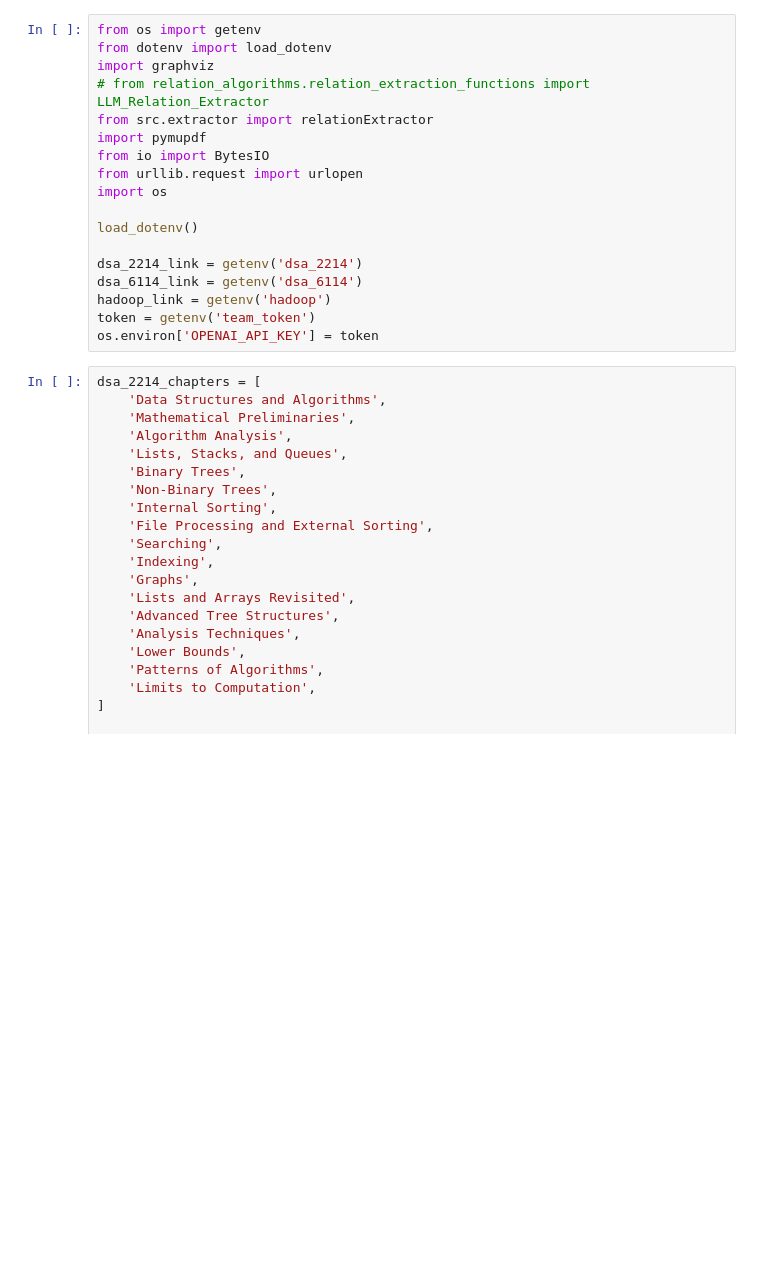
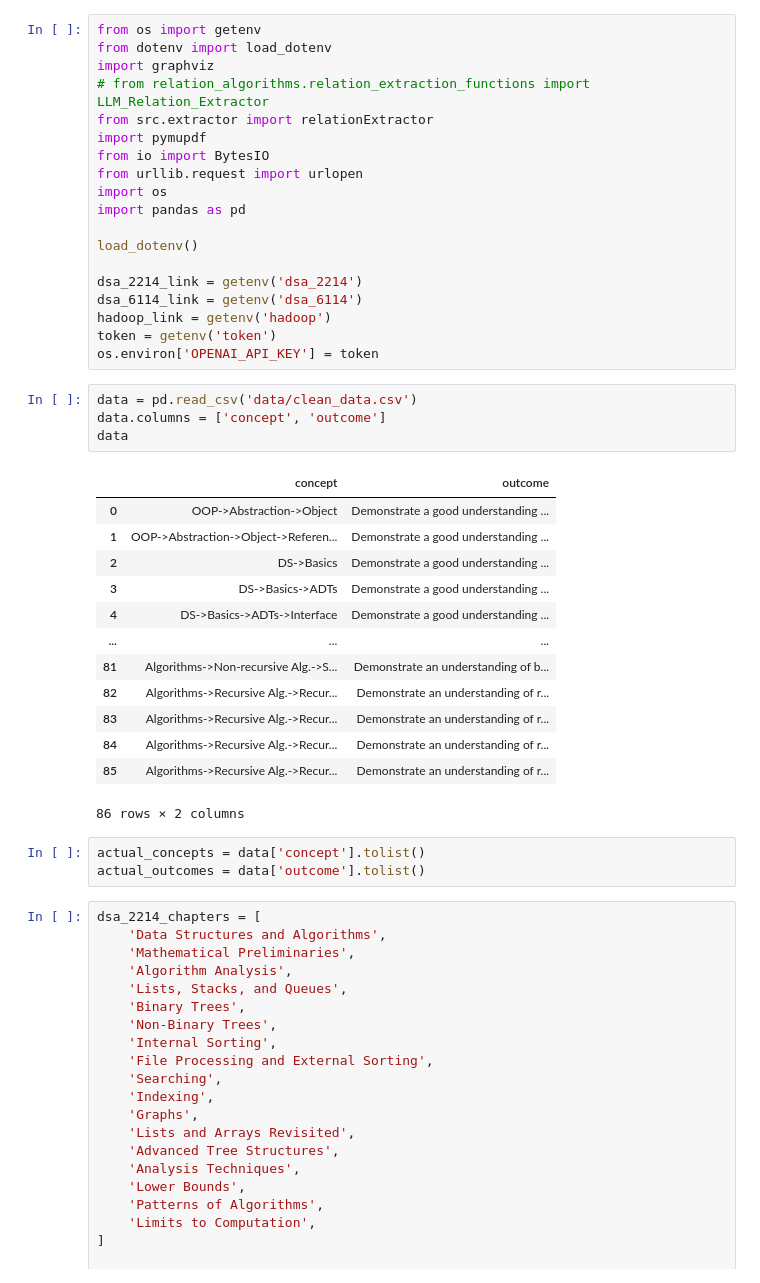
Before and after one commit to zhutchens/4990_llm_relation_extraction, a Jupyter notebook: playground.ipynb, the cells around one changed output. Drawn from its saved outputs; the diff is of its cells as text; blank space fills up the shorter version.

```diff
--- a/playground.ipynb
+++ b/playground.ipynb
@@ -8,14 +8,36 @@ import pymupdf
 from io import BytesIO
 from urllib.request import urlopen
 import os
+import pandas as pd
 
 load_dotenv()
 
 dsa_2214_link = getenv('dsa_2214')
 dsa_6114_link = getenv('dsa_6114')
 hadoop_link = getenv('hadoop')
-token = getenv('team_token')
+token = getenv('token')
 os.environ['OPENAI_API_KEY'] = token
+# %%
+data = pd.read_csv('data/clean_data.csv')
+data.columns = ['concept', 'outcome']
+data
+# %% [output]
+|  | concept | outcome |
+| 0 | OOP->Abstraction->Object | Demonstrate a good understanding ... |
+| 1 | OOP->Abstraction->Object->Referen... | Demonstrate a good understanding ... |
+| 2 | DS->Basics | Demonstrate a good understanding ... |
+| 3 | DS->Basics->ADTs | Demonstrate a good understanding ... |
+| 4 | DS->Basics->ADTs->Interface | Demonstrate a good understanding ... |
+| ... | ... | ... |
+| 81 | Algorithms->Non-recursive Alg.->S... | Demonstrate an understanding of b... |
+| 82 | Algorithms->Recursive Alg.->Recur... | Demonstrate an understanding of r... |
+| 83 | Algorithms->Recursive Alg.->Recur... | Demonstrate an understanding of r... |
+| 84 | Algorithms->Recursive Alg.->Recur... | Demonstrate an understanding of r... |
+| 85 | Algorithms->Recursive Alg.->Recur... | Demonstrate an understanding of r... |
+86 rows × 2 columns
+# %%
+actual_concepts = data['concept'].tolist()
+actual_outcomes = data['outcome'].tolist()
 # %%
 dsa_2214_chapters = [
     'Data Structures and Algorithms',
```
Also changed, not shown: parts of 2 cells of this notebook, 4 other files.
